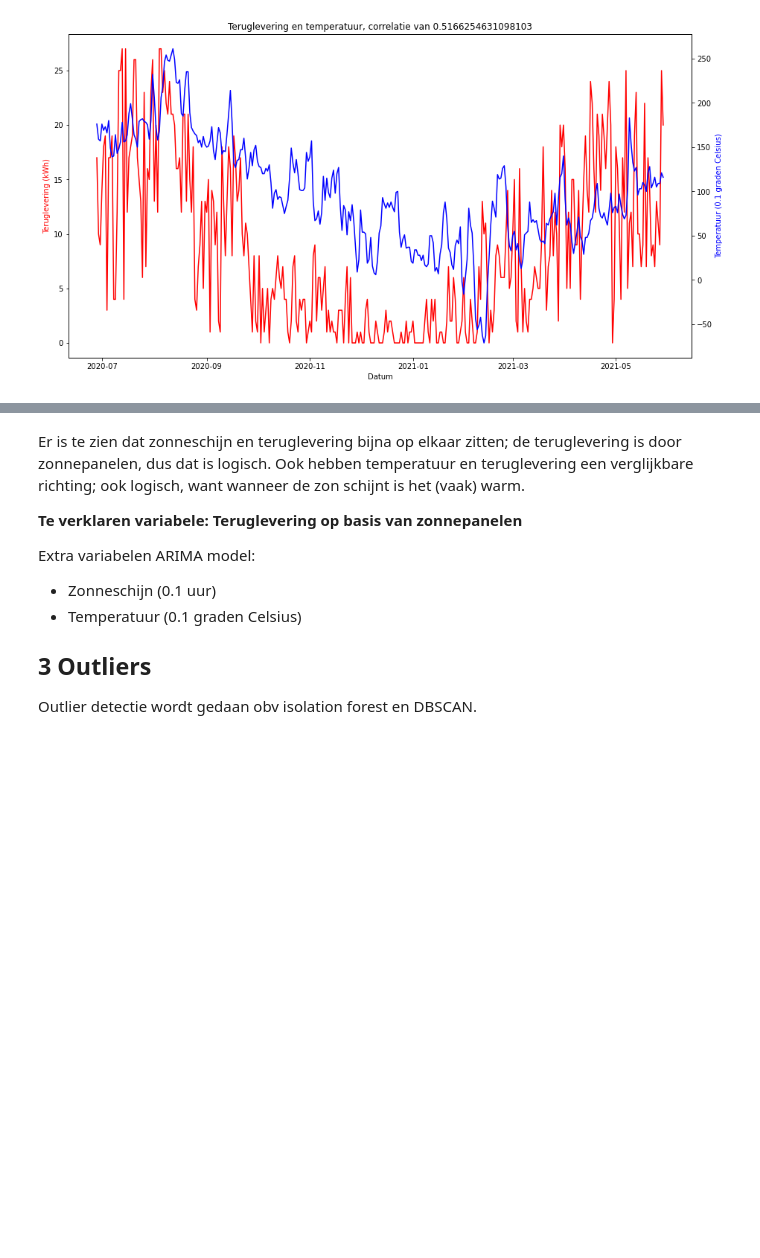
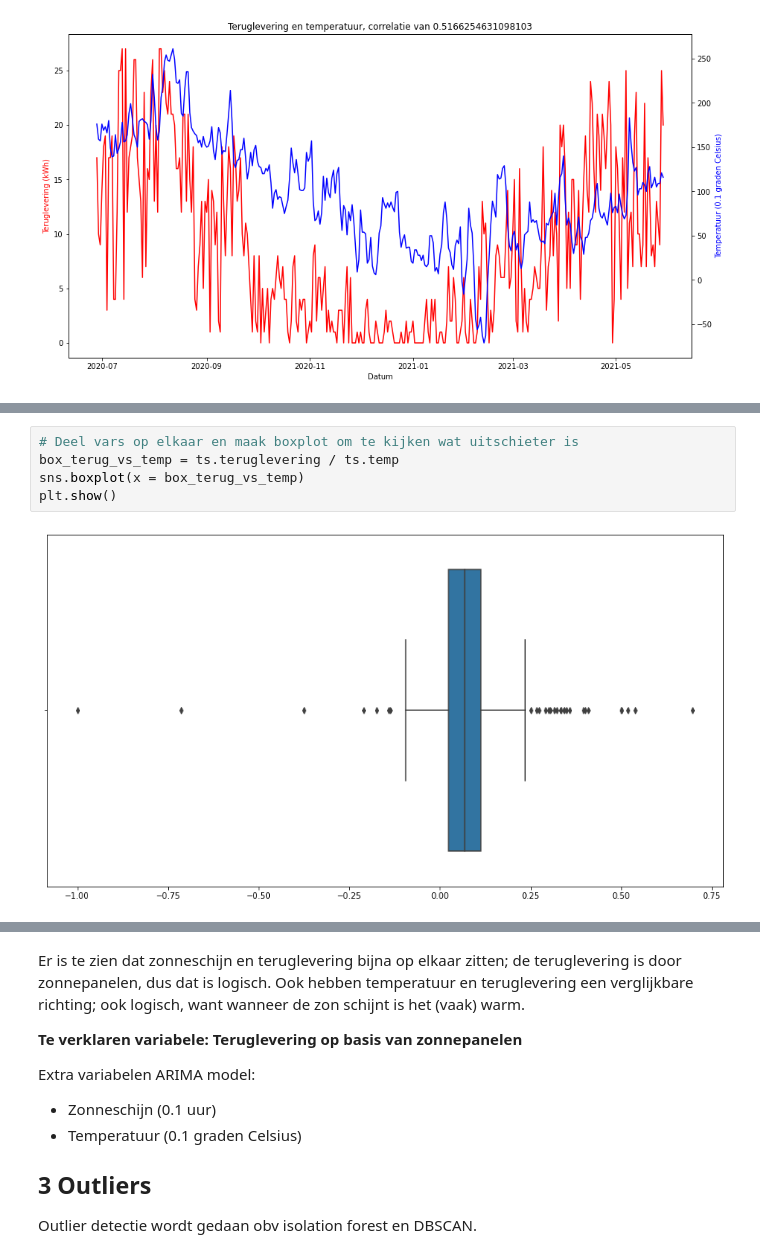
Before and after one commit to leavdheuvel/Modelling_solar_pannel_energy, a Jupyter notebook: Tijdreeksen_eindopdracht_v2.ipynb, the cells around one changed output, grey strips where cells are left out. Drawn from its saved outputs; the diff is of its cells as text; blank space fills up the shorter version.

```diff
--- a/Tijdreeksen_eindopdracht_v2.ipynb
+++ b/Tijdreeksen_eindopdracht_v2.ipynb
@@ -716,0 +777,7 @@ plt.show()
+# %%
+# Deel vars op elkaar en maak boxplot om te kijken wat uitschieter is
+box_terug_vs_temp = ts.teruglevering / ts.temp
+sns.boxplot(x = box_terug_vs_temp)
+plt.show()
+# %% [output]
+[figure, added]
```
Also changed, not shown: parts of 14 cells of this notebook.
